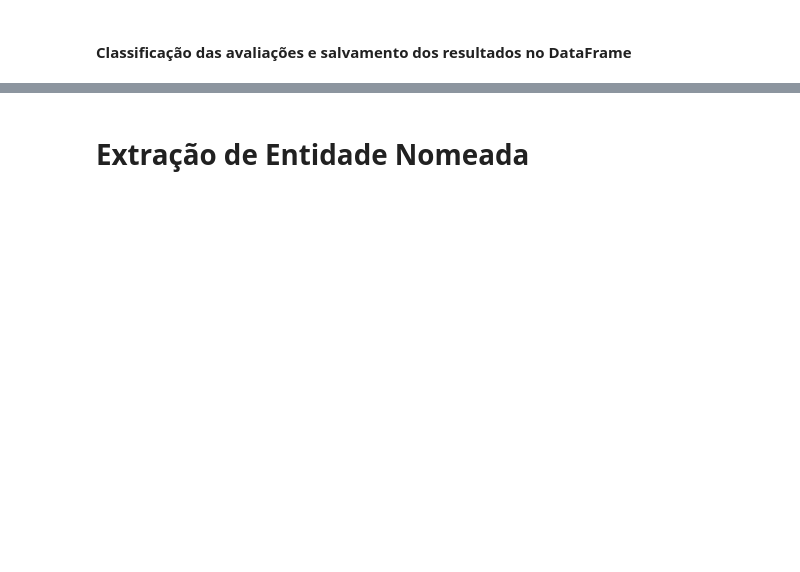
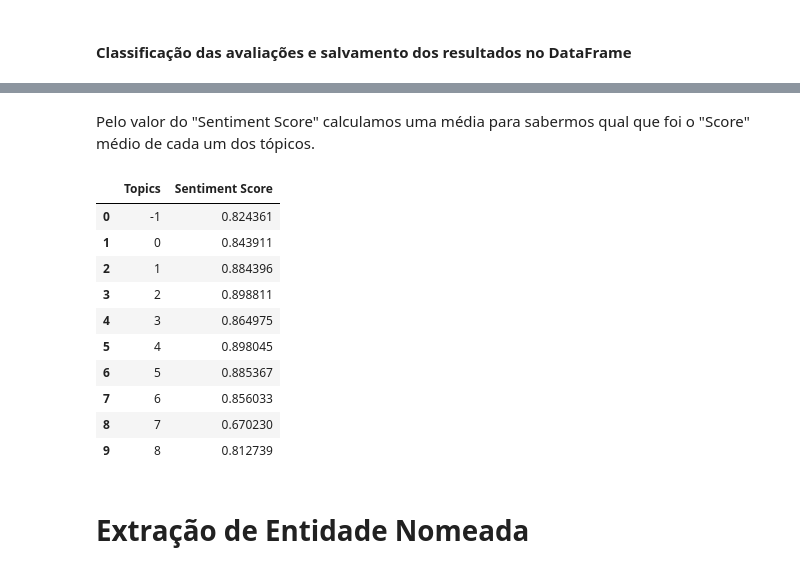
Before and after one commit to isabellalcarmo/Satisfaction-Analysis-Text-Mining, a Jupyter notebook: TripAdvisor/analysisGuacamole.ipynb, the cells around one changed output, grey strips where cells are left out. Cells and saved outputs as stored; diff of their text form; code cells hidden in the pictures; blank space fills up the shorter version.

```diff
--- a/TripAdvisor/analysisGuacamole.ipynb
+++ b/TripAdvisor/analysisGuacamole.ipynb
@@ -131,3 +248,23 @@ count_sentiment
+# %% [markdown]
+Pelo valor do "Sentiment Score" calculamos uma média para sabermos qual que foi o "Score" médio de cada um dos tópicos.
+# %%
+df_grouped = df_topics.groupby('Topics')
+
+df_topics_avg_sentiment = df_grouped['Sentiment Score'].mean().reset_index()
+
+df_topics_avg_sentiment.head(10)
+# %% [output]
+|  | Topics | Sentiment Score |
+| 0 | -1 | 0.824361 |
+| 1 | 0 | 0.843911 |
+| 2 | 1 | 0.884396 |
+| 3 | 2 | 0.898811 |
+| 4 | 3 | 0.864975 |
+| 5 | 4 | 0.898045 |
+| 6 | 5 | 0.885367 |
+| 7 | 6 | 0.856033 |
+| 8 | 7 | 0.670230 |
+| 9 | 8 | 0.812739 |
 # %% [markdown]
 # Extração de Entidade Nomeada
 # %%
```
Also changed, not shown: parts of 23 cells of this notebook, 1 other file.
